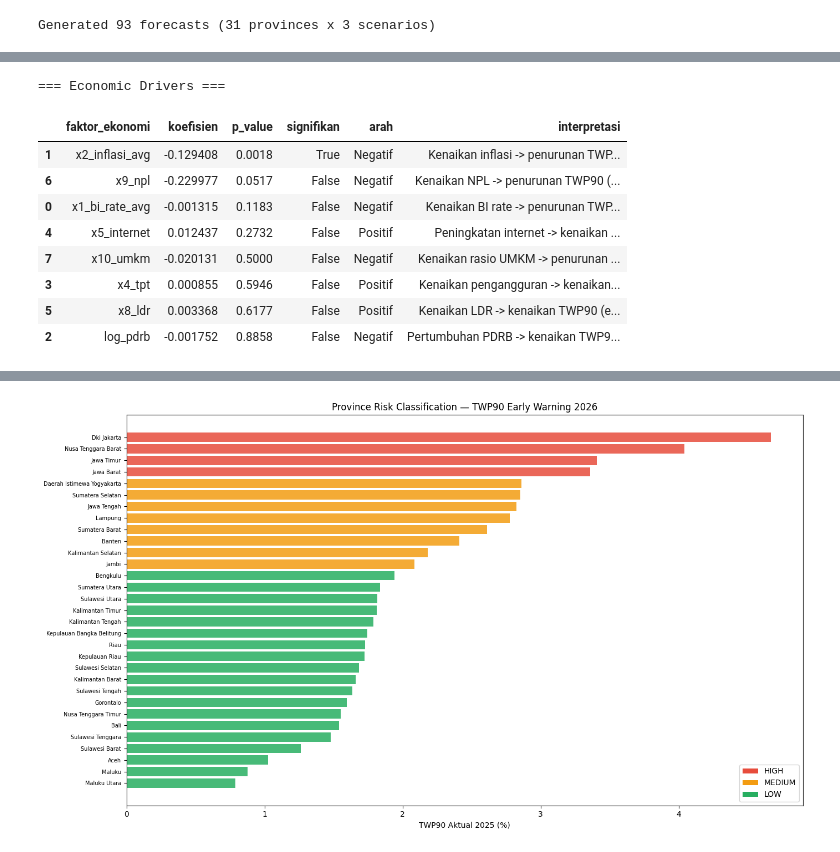
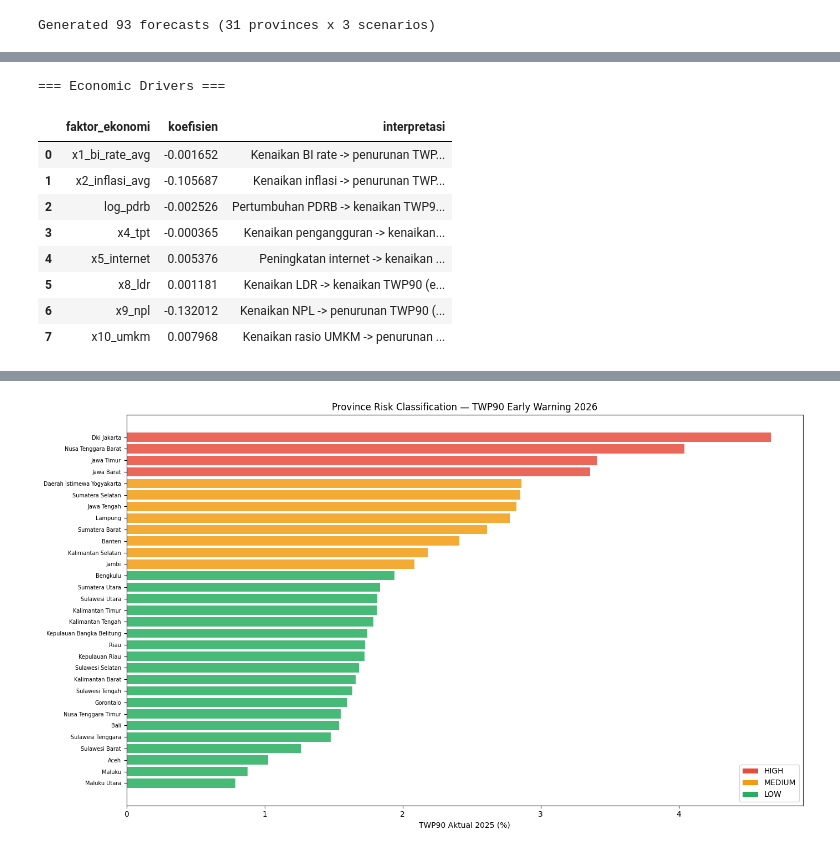
Before and after one commit to bimyusufk/Microsoft-Datathon-TWP90-Early-Warning-System, a Jupyter notebook: pipeline_A/A3_decision_support.ipynb, the cells around one changed output, grey strips where cells are left out. Drawn from its saved outputs; the diff is of its cells as text; code cells hidden in the pictures.

```diff
--- a/pipeline_A/A3_decision_support.ipynb
+++ b/pipeline_A/A3_decision_support.ipynb
@@ -44,12 +46,16 @@ for pid, g in df.groupby('provinsi_id'):
 df_fd = pd.concat(frames, ignore_index=True).dropna().reset_index(drop=True)
 dx_cols = [f'd_{c}' for c in econ_cols]
 
-X = df_fd[dx_cols].astype(float).copy()
-X.insert(0, 'const', 1.0)
+X = df_fd[dx_cols].astype(float)
 y = df_fd['dy'].astype(float)
 
-model = sm.OLS(y, X).fit(cov_type='cluster',
-    cov_kwds={'groups': df_fd['provinsi_id'].values})
-print(f'Trained on {len(X)} obs, {X.shape[1]} params, R2={model.rsquared:.4f}')
-print(model.summary())
+scaler = StandardScaler()
+X_scaled = scaler.fit_transform(X)
+
+model = HuberRegressor(epsilon=1.35)
+model.fit(X_scaled, y)
+
+r2 = model.score(X_scaled, y)
+print(f'Trained on {len(X)} obs, {X.shape[1]} features, R2={r2:.4f}')
+print(f'Intercept: {model.intercept_:.6f}')
 # %% [output]
@@ -166,42 +157,35 @@ HIGH       4
 # %%
 # === Key Driver Summary ===
-params = model.params.drop('const')
-pvals = model.pvalues.drop('const')
-ci = model.conf_int().drop('const')
-
 interpretasi_map = {
-    'd_x1_bi_rate_avg': 'Kenaikan BI rate -> penurunan TWP90 (kebijakan moneter ketat)',
-    'd_x2_inflasi_avg': 'Kenaikan inflasi -> penurunan TWP90 (erosi daya beli)',
-    'd_log_pdrb': 'Pertumbuhan PDRB -> kenaikan TWP90 (ekonomi ekspansif)',
-    'd_x4_tpt': 'Kenaikan pengangguran -> kenaikan TWP90',
-    'd_x5_internet': 'Peningkatan internet -> kenaikan TWP90 (akses digital banking)',
-    'd_x8_ldr': 'Kenaikan LDR -> kenaikan TWP90 (ekspansi kredit)',
-    'd_x9_npl': 'Kenaikan NPL -> penurunan TWP90 (pengetatan kredit oleh bank)',
-    'd_x10_umkm': 'Kenaikan rasio UMKM -> penurunan TWP90',
+    'x1_bi_rate_avg': 'Kenaikan BI rate -> penurunan TWP90 (kebijakan moneter ketat)',
+    'x2_inflasi_avg': 'Kenaikan inflasi -> penurunan TWP90 (erosi daya beli)',
+    'log_pdrb': 'Pertumbuhan PDRB -> kenaikan TWP90 (ekonomi ekspansif)',
+    'x4_tpt': 'Kenaikan pengangguran -> kenaikan TWP90',
+    'x5_internet': 'Peningkatan internet -> kenaikan TWP90 (akses digital banking)',
+    'x8_ldr': 'Kenaikan LDR -> kenaikan TWP90 (ekspansi kredit)',
+    'x9_npl': 'Kenaikan NPL -> penurunan TWP90 (pengetatan kredit oleh bank)',
+    'x10_umkm': 'Kenaikan rasio UMKM -> penurunan TWP90',
 }
 
 drivers = pd.DataFrame({
-    'faktor_ekonomi': [c.replace('d_','') for c in params.index],
-    'koefisien': params.values.round(6),
-    'p_value': pvals.values.round(4),
-    'signifikan': (pvals < 0.05).values,
-    'arah': ['Positif' if v > 0 else 'Negatif' for v in params.values],
-    'interpretasi': [interpretasi_map.get(c, '') for c in params.index]
-}).sort_values('p_value')
+    'faktor_ekonomi': econ_cols,
+    'koefisien': (model.coef_ / scaler.scale_).round(6),
+    'interpretasi': [interpretasi_map.get(c, '') for c in econ_cols]
+})
 
 print('=== Economic Drivers ===')
 display(drivers)
 # %% [output]
 === Economic Drivers ===
-|  | faktor_ekonomi | koefisien | p_value | signifikan | arah | interpretasi |
-| 1 | x2_inflasi_avg | -0.129408 | 0.0018 | True | Negatif | Kenaikan inflasi -> penurunan TWP... |
-| 6 | x9_npl | -0.229977 | 0.0517 | False | Negatif | Kenaikan NPL -> penurunan TWP90 (... |
-| 0 | x1_bi_rate_avg | -0.001315 | 0.1183 | False | Negatif | Kenaikan BI rate -> penurunan TWP... |
-| 4 | x5_internet | 0.012437 | 0.2732 | False | Positif | Peningkatan internet -> kenaikan ... |
-| 7 | x10_umkm | -0.020131 | 0.5000 | False | Negatif | Kenaikan rasio UMKM -> penurunan ... |
-| 3 | x4_tpt | 0.000855 | 0.5946 | False | Positif | Kenaikan pengangguran -> kenaikan... |
-| 5 | x8_ldr | 0.003368 | 0.6177 | False | Positif | Kenaikan LDR -> kenaikan TWP90 (e... |
-| 2 | log_pdrb | -0.001752 | 0.8858 | False | Negatif | Pertumbuhan PDRB -> kenaikan TWP9... |
+|  | faktor_ekonomi | koefisien | interpretasi |
+| 0 | x1_bi_rate_avg | -0.001652 | Kenaikan BI rate -> penurunan TWP... |
+| 1 | x2_inflasi_avg | -0.105687 | Kenaikan inflasi -> penurunan TWP... |
+| 2 | log_pdrb | -0.002526 | Pertumbuhan PDRB -> kenaikan TWP9... |
+| 3 | x4_tpt | -0.000365 | Kenaikan pengangguran -> kenaikan... |
+| 4 | x5_internet | 0.005376 | Peningkatan internet -> kenaikan ... |
+| 5 | x8_ldr | 0.001181 | Kenaikan LDR -> kenaikan TWP90 (e... |
+| 6 | x9_npl | -0.132012 | Kenaikan NPL -> penurunan TWP90 (... |
+| 7 | x10_umkm | 0.007968 | Kenaikan rasio UMKM -> penurunan ... |
 # %%
 # === SAVE DASHBOARD CSVs ===
 # 1. Province Risk Dashboard
```
Also changed, not shown: parts of 6 cells of this notebook, 6 other files.
